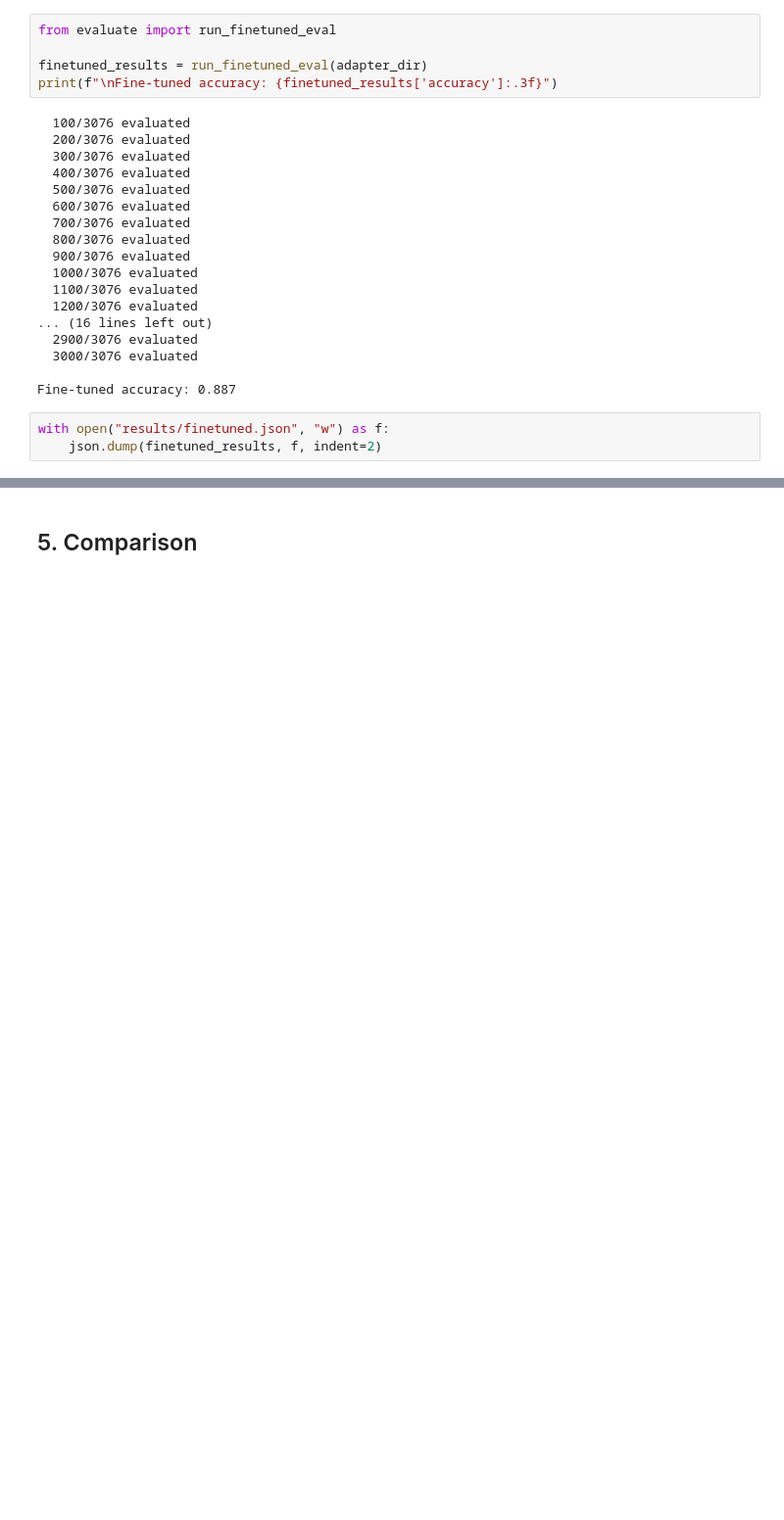
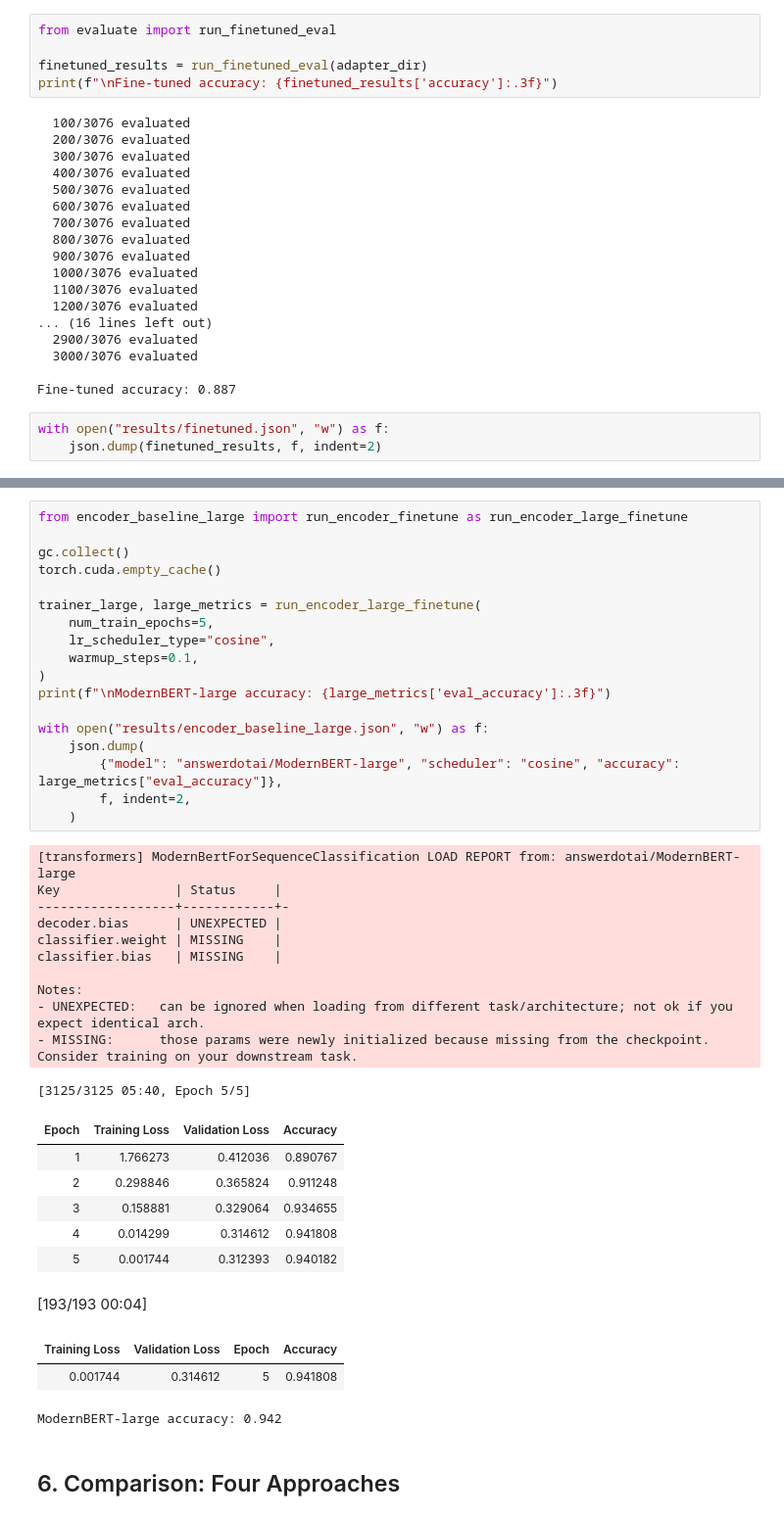
Before and after one commit to XaverPilgrimm/finetune-vs-classifier-banking77, a Jupyter notebook: notebook.ipynb, the cells around one changed output, grey strips where cells are left out. Shown at 98% size. Cells and saved outputs as stored; diff of their text form; blank space fills up the shorter version.

```diff
--- a/notebook.ipynb
+++ b/notebook.ipynb
@@ -195,3 +256,43 @@ with open("results/finetuned.json", "w") as f:
+# %%
+from encoder_baseline_large import run_encoder_finetune as run_encoder_large_finetune
+
+gc.collect()
+torch.cuda.empty_cache()
+
+trainer_large, large_metrics = run_encoder_large_finetune(
+    num_train_epochs=5,
+    lr_scheduler_type="cosine",
+    warmup_steps=0.1,
+)
+print(f"\nModernBERT-large accuracy: {large_metrics['eval_accuracy']:.3f}")
+
+with open("results/encoder_baseline_large.json", "w") as f:
+    json.dump(
+        {"model": "answerdotai/ModernBERT-large", "scheduler": "cosine", "accuracy": large_metrics["eval_accuracy"]},
+        f, indent=2,
+    )
+# %% [output]
+[transformers] ModernBertForSequenceClassification LOAD REPORT from: answerdotai/ModernBERT-large
+Key               | Status     |
+------------------+------------+-
+decoder.bias      | UNEXPECTED |
+classifier.weight | MISSING    |
+classifier.bias   | MISSING    |
+
+Notes:
+- UNEXPECTED:   can be ignored when loading from different task/architecture; not ok if you expect identical arch.
+- MISSING:      those params were newly initialized because missing from the checkpoint. Consider training on your downstream task.
+[3125/3125 05:40, Epoch 5/5]
+| Epoch | Training Loss | Validation Loss | Accuracy |
+| 1 | 1.766273 | 0.412036 | 0.890767 |
+| 2 | 0.298846 | 0.365824 | 0.911248 |
+| 3 | 0.158881 | 0.329064 | 0.934655 |
+| 4 | 0.014299 | 0.314612 | 0.941808 |
+| 5 | 0.001744 | 0.312393 | 0.940182 |
+[193/193 00:04]
+| Training Loss | Validation Loss | Epoch | Accuracy |
+| 0.001744 | 0.314612 | 5 | 0.941808 |
+ModernBERT-large accuracy: 0.942
 # %% [markdown]
-## 5. Comparison
+## 6. Comparison: Four Approaches
 # %%
```
Also changed, not shown: parts of 10 cells of this notebook, 2 other files.
